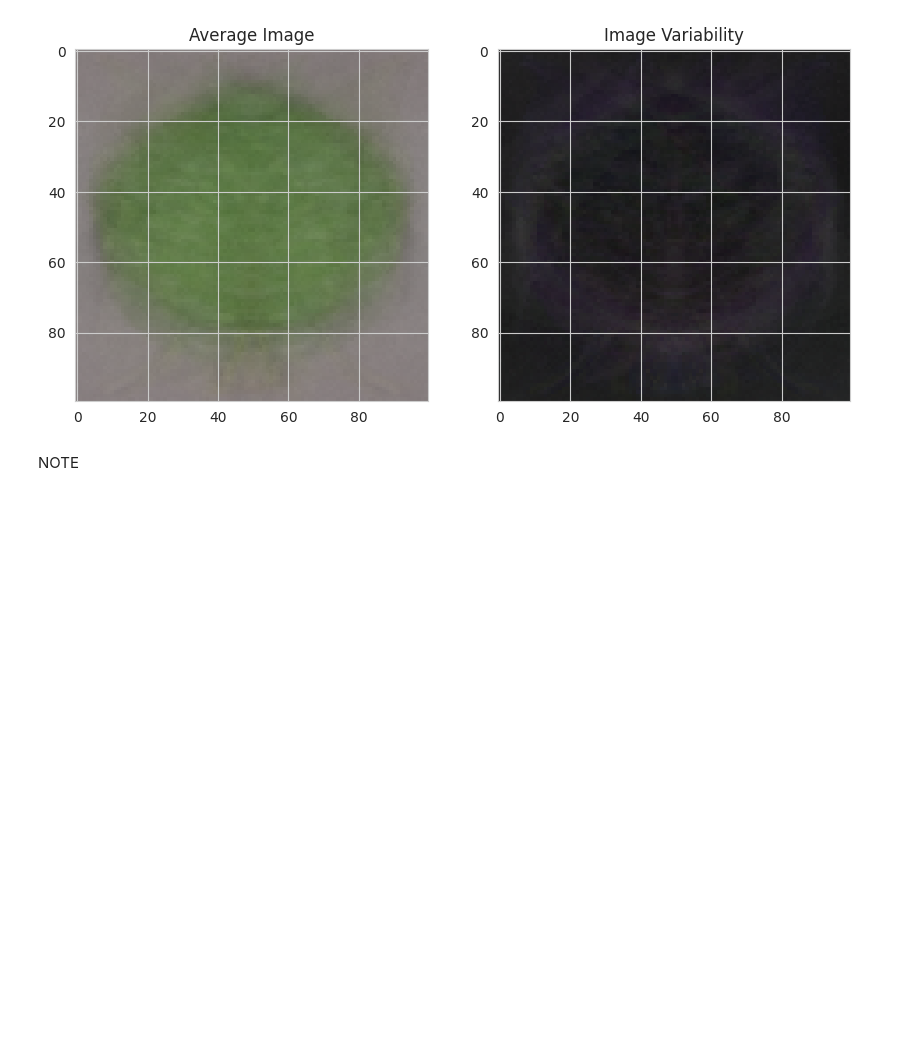
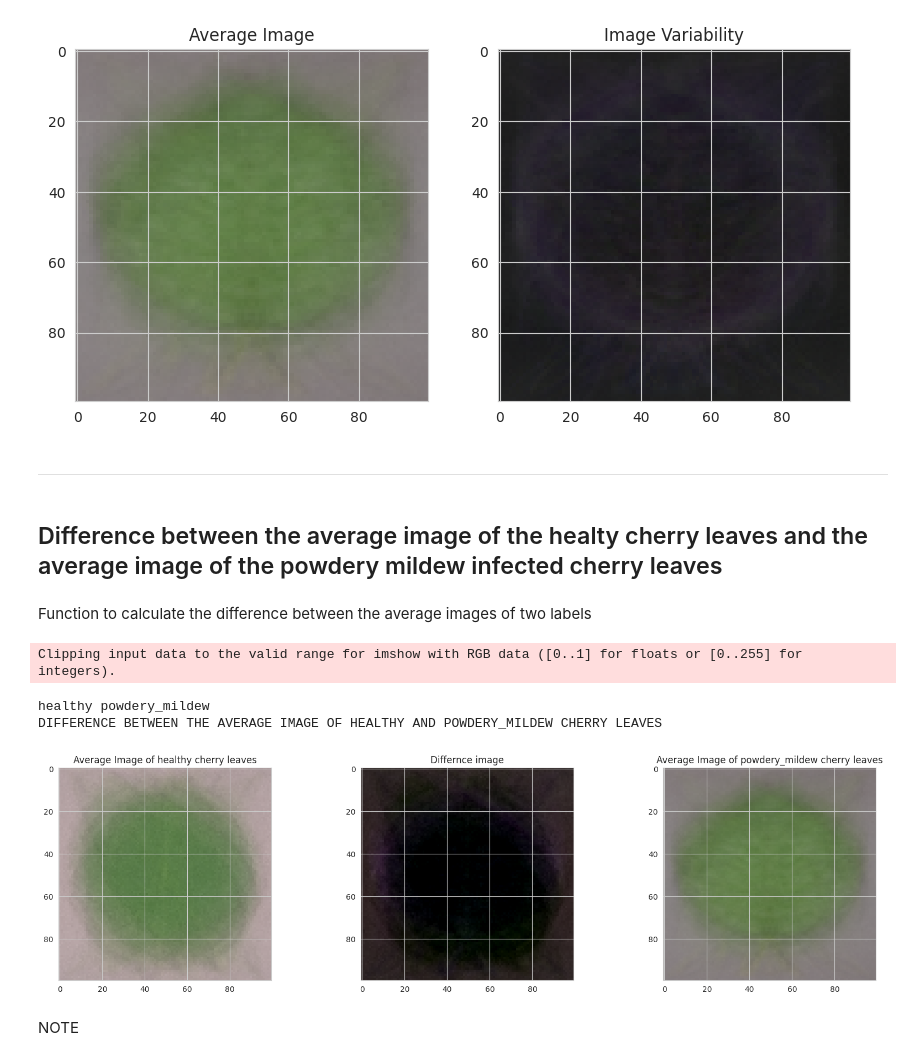
Before and after one commit to SamSswi/milestone-project-mildew-detection-in-cherry-leaves, a Jupyter notebook: jupyter_notebooks/DataVisualization.ipynb, the cells around one changed output. Drawn from its saved outputs; the diff is of its cells as text; code cells hidden in the pictures; blank space fills up the shorter version.

Commit message:
Calculate the difference between the average images

```diff
--- a/jupyter_notebooks/DataVisualization.ipynb
+++ b/jupyter_notebooks/DataVisualization.ipynb
@@ -223,6 +221,6 @@ def load_image_as_array(my_data_dir, new_size=(100,100), images_amount = 100):
 # %% [markdown]
 Call the load_image_as_array function on the images in the train directory using the image_shape sizes.
 # %%
-X, y = load_image_as_array(train_path, image_shape, images_amount = 30)
+X, y = load_image_as_array(train_path, image_shape, images_amount = 50)
 print(X.shape, y.shape)
 # %% [output]
@@ -230,3 +230,13 @@ print(X.shape, y.shape)
+# %%
+# https://learn.codeinstitute.net/courses/course-v1:code_institute+CI_DA_ML+2021_Q4/courseware/1f851533cd6a4dcd8a280fd9f37ef4e2/b6cf6ce506324501bcf6aa0f31e0c20c/
+# code in the function
+
+def boolean_mask_for_label(X, y, label_to_display):
+    # boolean mask to process only the images of a certain label
+    y = y.reshape(-1,1,1)
+    boolean_mask = np.any(y==label_to_display,axis=1).reshape(-1)
+    arr = X[boolean_mask]
+    return arr
 # %% [markdown]
 Function to calculate the average image and the image variability for each label, then display the average image and image variability in a Figure.
 # %%
@@ -260,6 +269,50 @@ HEALTHY CHERRY LEAVES
 ------------------------------------------------------------
 POWDERY_MILDEW CHERRY LEAVES
 [figure]
+# %% [markdown]
+---
+# %% [markdown]
+## Difference between the average image of the healty cherry leaves and the average image of the powdery mildew infected cherry leaves
+# %% [markdown]
+Function to calculate the difference between the average images of two labels
+# %%
+# https://github.com/Code-Institute-Solutions/WalkthroughProject01/blob/main/jupyter_notebooks/02%20-%20DataVisualization.ipynb
+
+def diff_bet_avg_image_labels_data_as_array(X, y, label_1=label_list[0], label_2=label_list[1], figsize=(20, 5)):
+
+    # check whether the labels exist in the set of unique labels
+    if (label_1 not in np.unique(y)) or (label_2 not in np.unique(y)):
+        print(f"Either label {label_1} or label {label_2}, are not in {np.unique(y)} ")
+        return
+
+    print(label_1, label_2)
+
+    # calculate the average image from label 1
+    label_1_imgs = boolean_mask_for_label(X, y, label_1)
+    label_1_avg = np.mean(label_1_imgs, axis=0)
+    # calculate the average image from label 2
+    label_2_imgs = boolean_mask_for_label(X, y, label_2)
+    label_2_avg = np.mean(label_2_imgs, axis=0)
+    # calculate the difference between the average images
+    avg_difference = label_1_avg - label_2_avg
+    # plot the results
+    print(f'Difference between the average image of {label_1} and {label_2} cherry leaves'.upper())
+    fig, axes = plt.subplots(nrows=1, ncols=3, figsize=figsize)
+    axes[0].set_title(f'Average Image of {label_1} cherry leaves')
+    axes[0].imshow(label_1_avg)
+    axes[1].set_title('Differnce image')
+    axes[1].imshow(avg_difference)
+    axes[2].set_title(f'Average Image of {label_2} cherry leaves')
+    axes[2].imshow(label_2_avg)
+    plt.show()
+    print('\n')
+# %%
+diff_bet_avg_image_labels_data_as_array(X, y)
+# %% [output]
+Clipping input data to the valid range for imshow with RGB data ([0..1] for floats or [0..255] for integers).
+healthy powdery_mildew
+DIFFERENCE BETWEEN THE AVERAGE IMAGE OF HEALTHY AND POWDERY_MILDEW CHERRY LEAVES
+[figure, added]
 # %% [markdown]
 NOTE
 # %% [markdown]
```
Also changed, not shown: parts of 7 cells of this notebook.
